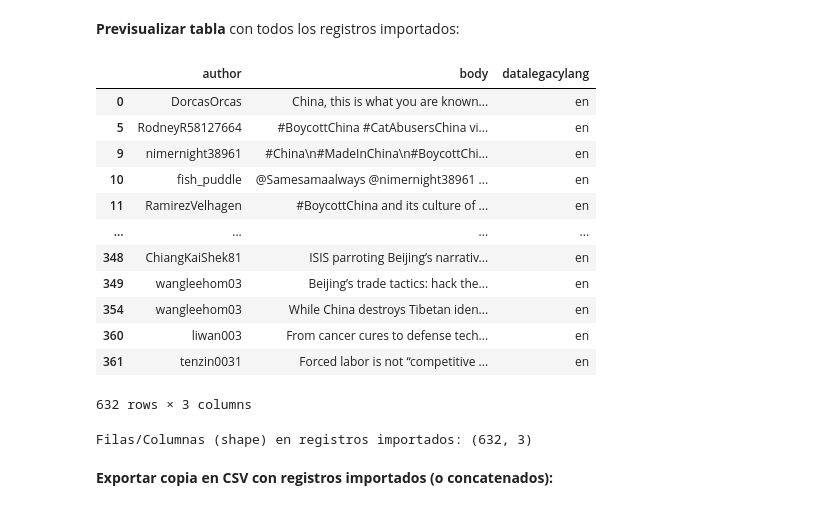
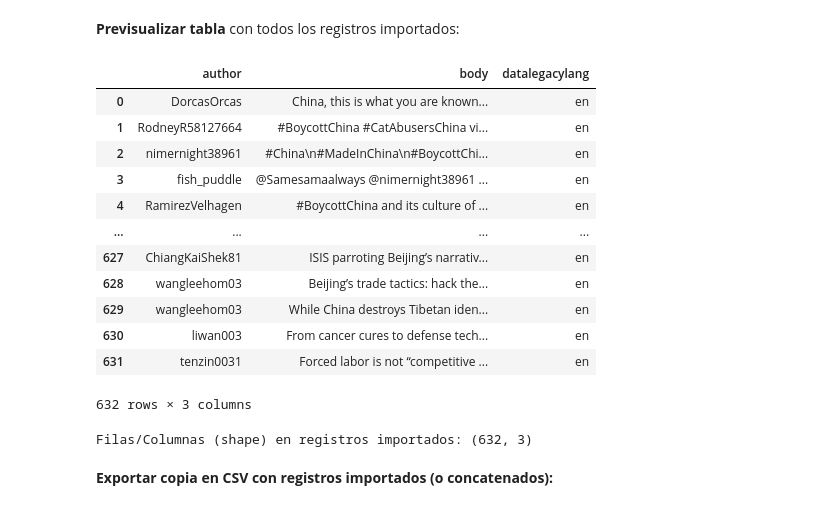
Before and after one commit to aiko-isnt-ded/speech_radicalization_analysis, a Jupyter notebook: notebooks/R_O_Data_Clean.ipynb, the cells around one changed output. Drawn from its saved outputs; the diff is of its cells as text; code cells hidden in the pictures.

Commit message:
fix minor errors and added more data

```diff
--- a/notebooks/R_O_Data_Clean.ipynb
+++ b/notebooks/R_O_Data_Clean.ipynb
@@ -55,10 +13,7 @@ df_ice
 # %%
-# Load Data
-lgbt1 = pd.read_csv('/content/drive/MyDrive/nuevos/data/raw/lgbt/twitter_GenderIdeology.csv')
-lgbt2 = pd.read_csv('/content/drive/MyDrive/nuevos/data/raw/lgbt/twitter_ParentsRights.csv')
-lgbt3 = pd.read_csv('/content/drive/MyDrive/nuevos/data/raw/lgbt/twitter_WokeMindVirus.csv')
-lgbt4 = pd.read_csv('/content/drive/MyDrive/nuevos/data/raw/lgbt/twitter_NoLGBT.csv')
-
-df_lgbt = pd.concat([lgbt1, lgbt2, lgbt3, lgbt4])
-df_lgbt = df_lgbt.query("datalegacylang == 'en'")
-df_lgbt
+# Load data
+df_ice = pd.read_csv('../data/raw/ice.csv')
+df_lgbt = pd.read_csv('../data/raw/lgbt.csv')
+df_islamophobia = pd.read_csv('../data/raw/islamophobia.csv')
+df_asianhate = pd.read_csv('../data/raw/asianhate.csv')
+df_pal_isr = pd.read_csv('../data/raw/pal_isr.csv')
@@ -103,10 +19,0 @@ df_islamophobia
-# %%
-# Load Data
-asianhate1 = pd.read_csv('/content/drive/MyDrive/nuevos/data/raw/asianhate/twitter_BoycottChina.csv')
-asianhate2 = pd.read_csv('/content/drive/MyDrive/nuevos/data/raw/asianhate/twitter_ChinaVirus.csv')
-asianhate3 = pd.read_csv('/content/drive/MyDrive/nuevos/data/raw/asianhate/twitter_FuckChina.csv')
-asianhate4 = pd.read_csv('/content/drive/MyDrive/nuevos/data/raw/asianhate/twitter_StopChina.csv')
-
-df_asianhate = pd.concat([asianhate1, asianhate2, asianhate3, asianhate4])
-df_asianhate = df_asianhate.query("datalegacylang == 'en'")
-df_asianhate
@@ -133,20 +24,20 @@ df=df_asianhate.copy()
 # %%
 # Previsualizar dataframe con CSVs importados
-display(df)
-print(f"Filas/Columnas (shape) en registros importados: {df.shape}")
+display(df_asianhate)
+print(f"Filas/Columnas (shape) en registros importados: {df_asianhate.shape}")
 # %% [output]
 |  | author | body | datalegacylang |
 | 0 | DorcasOrcas | China, this is what you are known... | en |
-| 5 | RodneyR58127664 | #BoycottChina #CatAbusersChina vi... | en |
-| 9 | nimernight38961 | #China\n#MadeInChina\n#BoycottChi... | en |
-| 10 | fish_puddle | @Samesamaalways @nimernight38961 ... | en |
-| 11 | RamirezVelhagen | #BoycottChina and its culture of ... | en |
+| 1 | RodneyR58127664 | #BoycottChina #CatAbusersChina vi... | en |
+| 2 | nimernight38961 | #China\n#MadeInChina\n#BoycottChi... | en |
+| 3 | fish_puddle | @Samesamaalways @nimernight38961 ... | en |
+| 4 | RamirezVelhagen | #BoycottChina and its culture of ... | en |
 | ... | ... | ... | ... |
-| 348 | ChiangKaiShek81 | ISIS parroting Beijing’s narrativ... | en |
-| 349 | wangleehom03 | Beijing’s trade tactics: hack the... | en |
-| 354 | wangleehom03 | While China destroys Tibetan iden... | en |
-| 360 | liwan003 | From cancer cures to defense tech... | en |
-| 361 | tenzin0031 | Forced labor is not “competitive ... | en |
+| 627 | ChiangKaiShek81 | ISIS parroting Beijing’s narrativ... | en |
+| 628 | wangleehom03 | Beijing’s trade tactics: hack the... | en |
+| 629 | wangleehom03 | While China destroys Tibetan iden... | en |
+| 630 | liwan003 | From cancer cures to defense tech... | en |
+| 631 | tenzin0031 | Forced labor is not “competitive ... | en |
 632 rows × 3 columns
 Filas/Columnas (shape) en registros importados: (632, 3)
 # %% [markdown]
```
Also changed, not shown: parts of 14 cells of this notebook, 18 other files.
